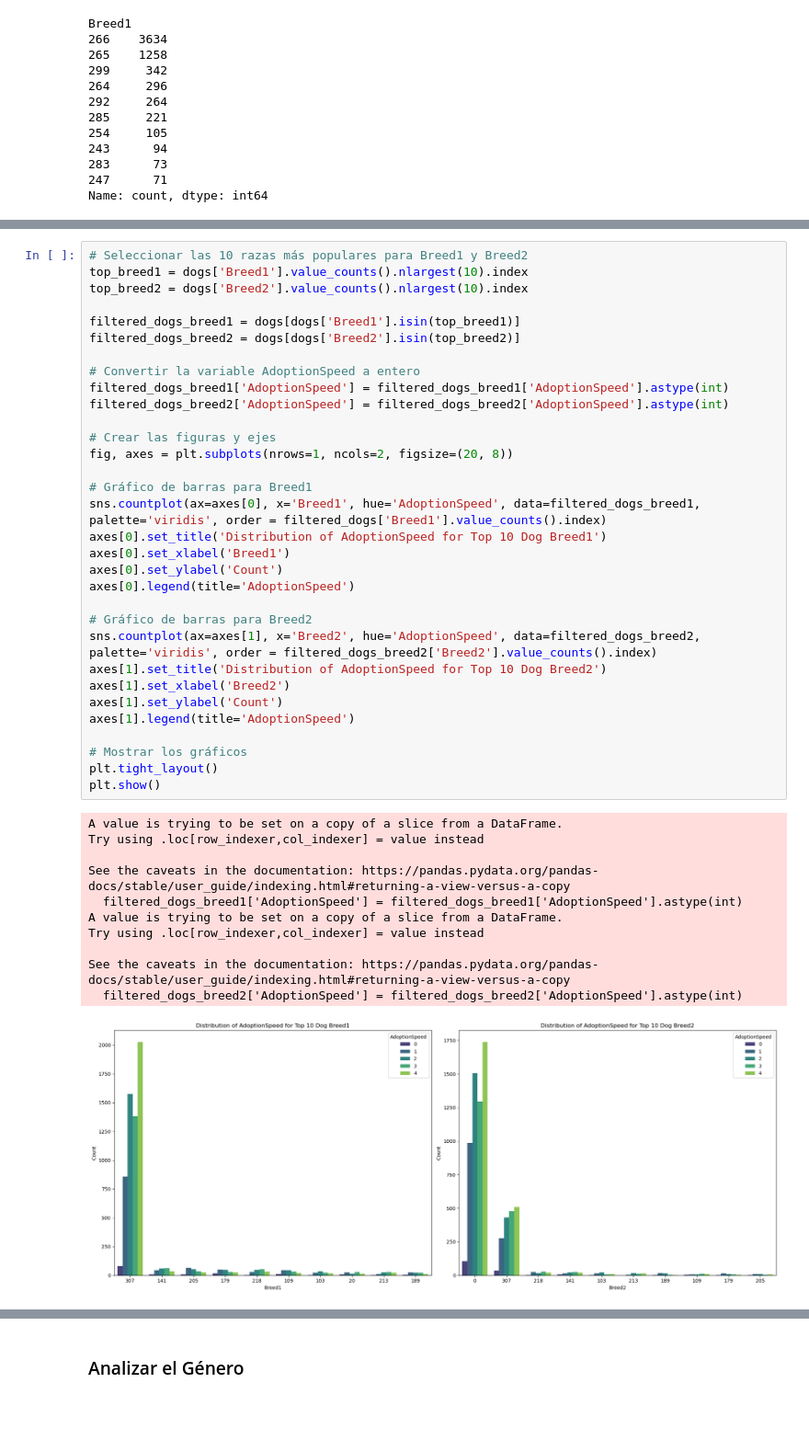
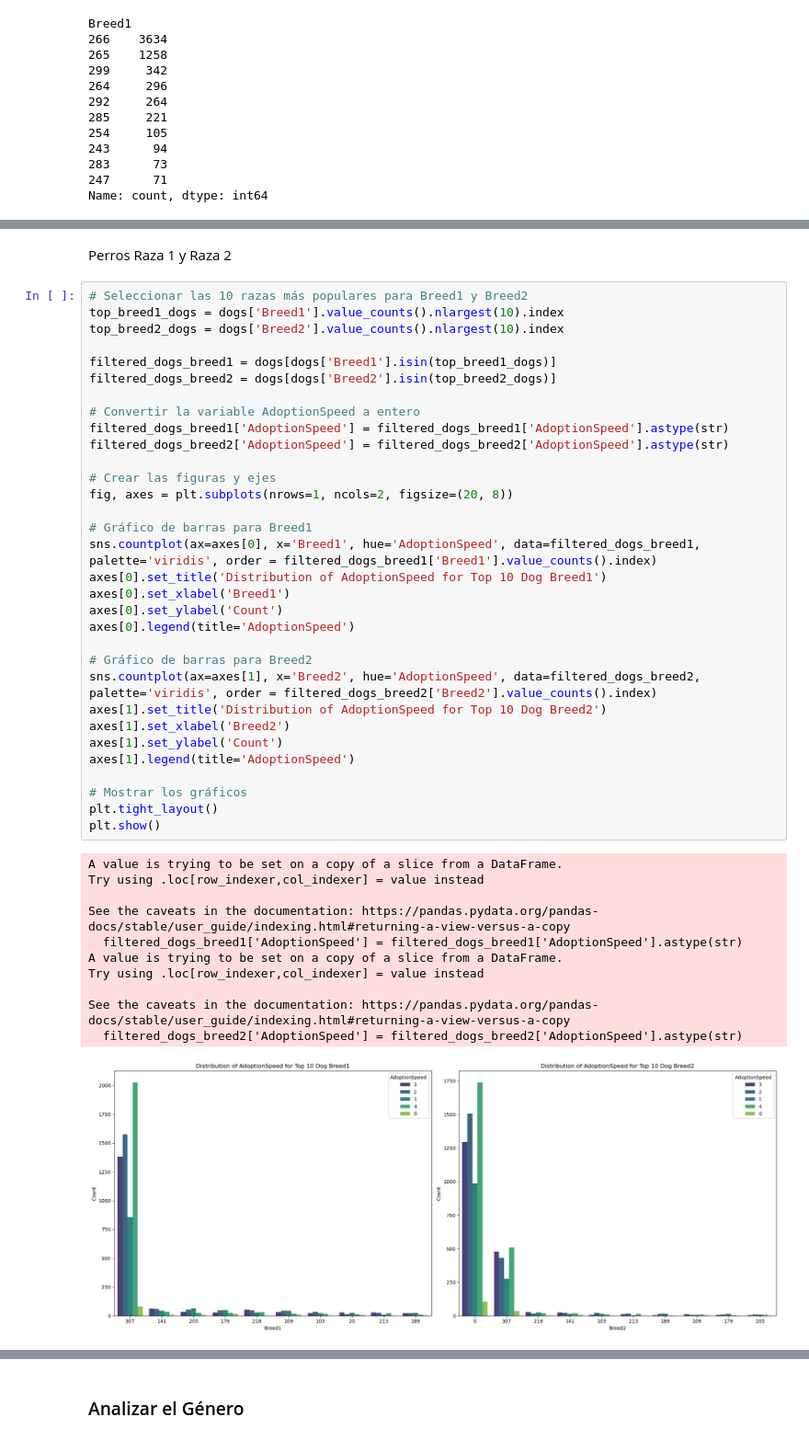
Before and after one commit to plcablinski/lab2-mcd-austral, a Jupyter notebook: 03_Petfinder_EDA.ipynb, the cells around one changed output, grey strips where cells are left out. Shown at 92% size. Drawn from its saved outputs; the diff is of its cells as text; blank space fills up the shorter version.

```diff
--- a/03_Petfinder_EDA.ipynb
+++ b/03_Petfinder_EDA.ipynb
@@ -366,44 +368,46 @@ plt.show()
+# %% [markdown]
+Perros Raza 1 y Raza 2
 # %%
 # Seleccionar las 10 razas más populares para Breed1 y Breed2
-top_breed1 = dogs['Breed1'].value_counts().nlargest(10).index
-top_breed2 = dogs['Breed2'].value_counts().nlargest(10).index
+top_breed1_dogs = dogs['Breed1'].value_counts().nlargest(10).index
+top_breed2_dogs = dogs['Breed2'].value_counts().nlargest(10).index
 
-filtered_dogs_breed1 = dogs[dogs['Breed1'].isin(top_breed1)]
-filtered_dogs_breed2 = dogs[dogs['Breed2'].isin(top_breed2)]
+filtered_dogs_breed1 = dogs[dogs['Breed1'].isin(top_breed1_dogs)]
+filtered_dogs_breed2 = dogs[dogs['Breed2'].isin(top_breed2_dogs)]
 
 # Convertir la variable AdoptionSpeed a entero
-filtered_dogs_breed1['AdoptionSpeed'] = filtered_dogs_breed1['AdoptionSpeed'].astype(int)
-filtered_dogs_breed2['AdoptionSpeed'] = filtered_dogs_breed2['AdoptionSpeed'].astype(int)
+filtered_dogs_breed1['AdoptionSpeed'] = filtered_dogs_breed1['AdoptionSpeed'].astype(str)
+filtered_dogs_breed2['AdoptionSpeed'] = filtered_dogs_breed2['AdoptionSpeed'].astype(str)
 
 # Crear las figuras y ejes
 fig, axes = plt.subplots(nrows=1, ncols=2, figsize=(20, 8))
 
 # Gráfico de barras para Breed1
-sns.countplot(ax=axes[0], x='Breed1', hue='AdoptionSpeed', data=filtered_dogs_breed1, palette='viridis', order = filtered_dogs['Breed1'].value_counts().index)
+sns.countplot(ax=axes[0], x='Breed1', hue='AdoptionSpeed', data=filtered_dogs_breed1, palette='viridis', order = filtered_dogs_breed1['Breed1'].value_counts().index)
 axes[0].set_title('Distribution of AdoptionSpeed for Top 10 Dog Breed1')
 axes[0].set_xlabel('Breed1')
 axes[0].set_ylabel('Count')
 axes[0].legend(title='AdoptionSpeed')
 
 # Gráfico de barras para Breed2
 sns.countplot(ax=axes[1], x='Breed2', hue='AdoptionSpeed', data=filtered_dogs_breed2, palette='viridis', order = filtered_dogs_breed2['Breed2'].value_counts().index)
 axes[1].set_title('Distribution of AdoptionSpeed for Top 10 Dog Breed2')
 axes[1].set_xlabel('Breed2')
 axes[1].set_ylabel('Count')
 axes[1].legend(title='AdoptionSpeed')
 
 # Mostrar los gráficos
 plt.tight_layout()
 plt.show()
 # %% [output]
 A value is trying to be set on a copy of a slice from a DataFrame.
 Try using .loc[row_indexer,col_indexer] = value instead
 
 See the caveats in the documentation: https://pandas.pydata.org/pandas-docs/stable/user_guide/indexing.html#returning-a-view-versus-a-copy
-  filtered_dogs_breed1['AdoptionSpeed'] = filtered_dogs_breed1['AdoptionSpeed'].astype(int)
+  filtered_dogs_breed1['AdoptionSpeed'] = filtered_dogs_breed1['AdoptionSpeed'].astype(str)
 A value is trying to be set on a copy of a slice from a DataFrame.
 Try using .loc[row_indexer,col_indexer] = value instead
 
 See the caveats in the documentation: https://pandas.pydata.org/pandas-docs/stable/user_guide/indexing.html#returning-a-view-versus-a-copy
-  filtered_dogs_breed2['AdoptionSpeed'] = filtered_dogs_breed2['AdoptionSpeed'].astype(int)
+  filtered_dogs_breed2['AdoptionSpeed'] = filtered_dogs_breed2['AdoptionSpeed'].astype(str)
-[figure, old version]
+[figure, new version]
```
Also changed, not shown: parts of 33 cells of this notebook.
